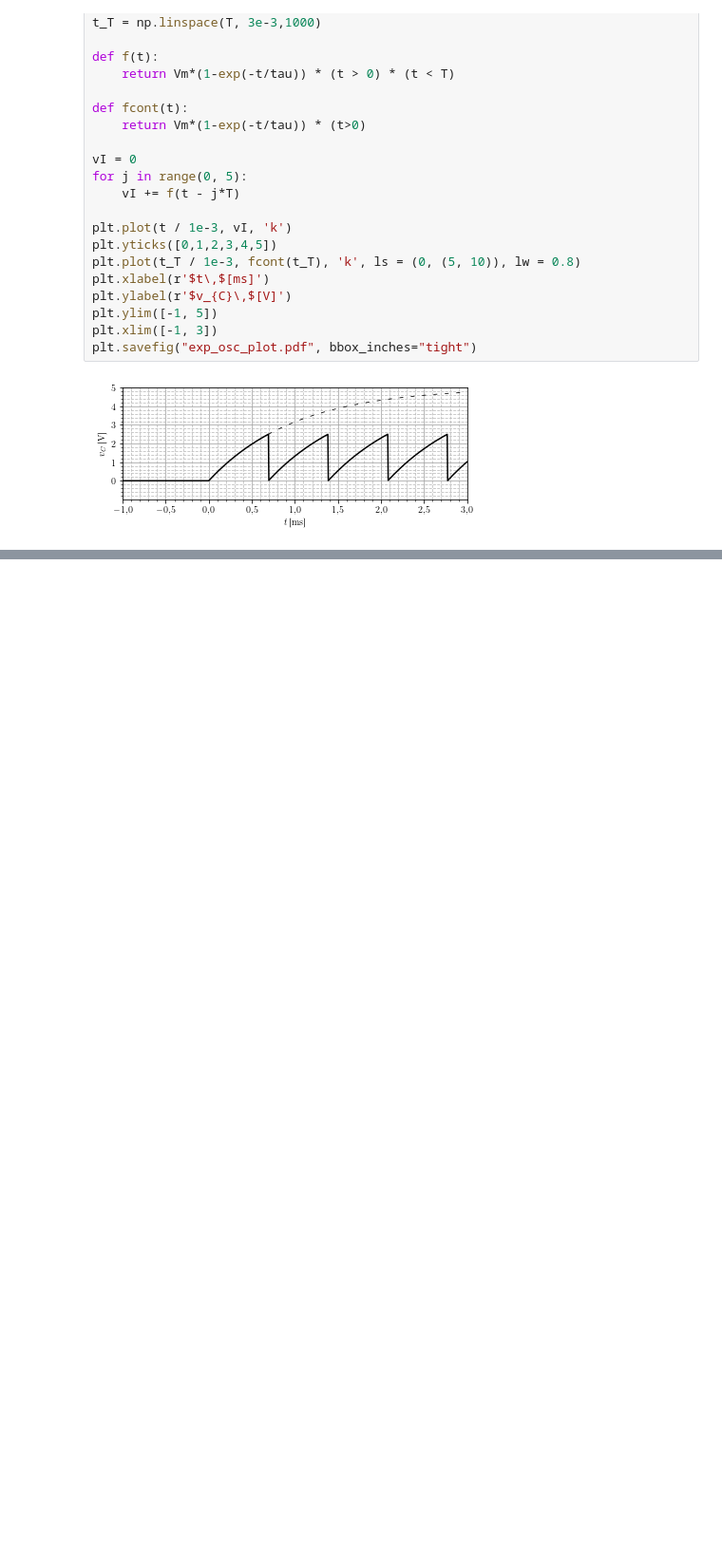
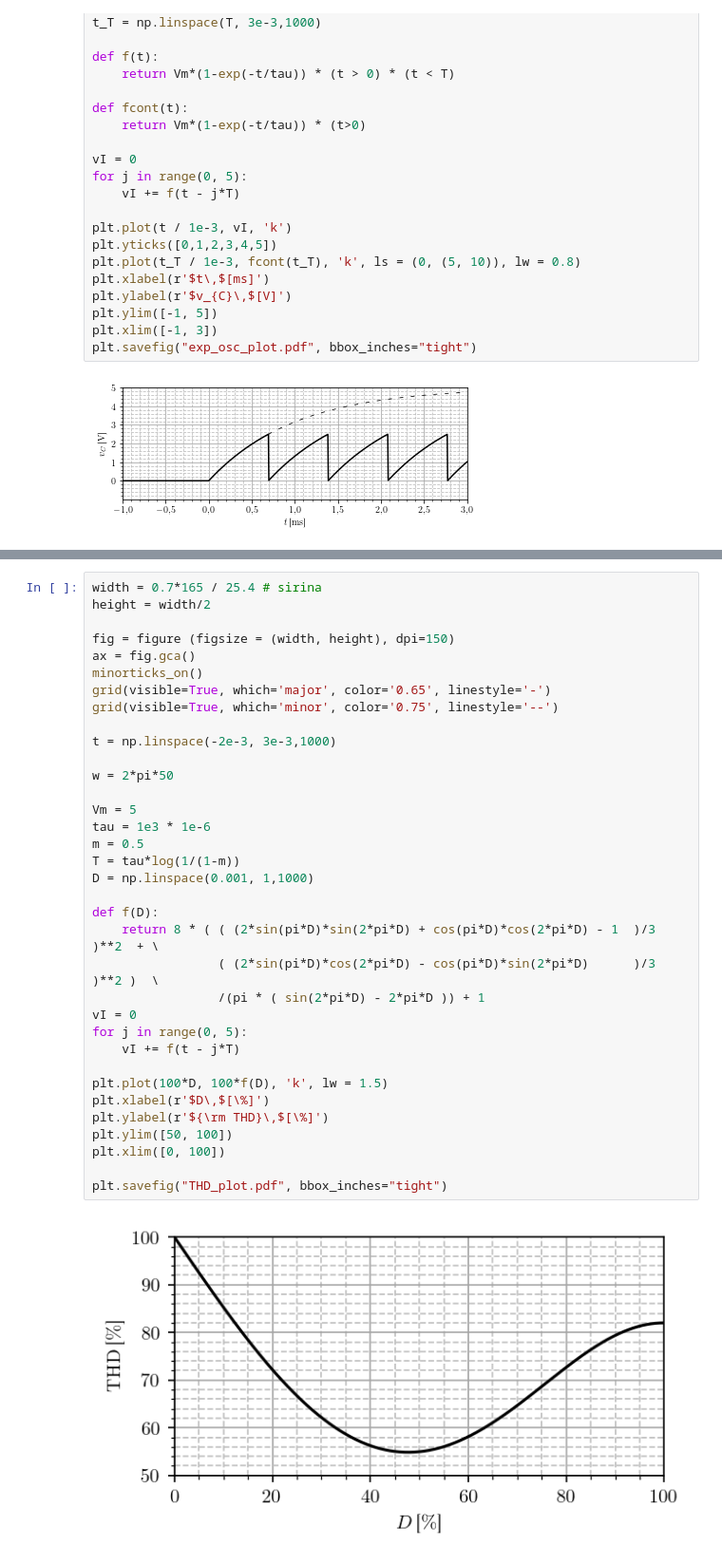
Before and after one commit to djokicd/zbirka-sis, a Jupyter notebook: 2_furijeovi_redovi/1_kontinualni/fig/ctfs_plotovi.ipynb, the cells around one changed output, grey strips where cells are left out. Shown: that part at 95% size. Cells and saved outputs as stored; diff of their text form; blank space fills up the shorter version.

```diff
--- a/2_furijeovi_redovi/1_kontinualni/fig/ctfs_plotovi.ipynb
+++ b/2_furijeovi_redovi/1_kontinualni/fig/ctfs_plotovi.ipynb
@@ -180,0 +178,37 @@ plt.savefig("exp_osc_plot.pdf", bbox_inches="tight")
+# %%
+width = 0.7*165 / 25.4 # sirina
+height = width/2
+
+fig = figure (figsize = (width, height), dpi=150)
+ax = fig.gca()
+minorticks_on()
+grid(visible=True, which='major', color='0.65', linestyle='-')
+grid(visible=True, which='minor', color='0.75', linestyle='--')
+
+t = np.linspace(-2e-3, 3e-3,1000)
+
+w = 2*pi*50
+
+Vm = 5
+tau = 1e3 * 1e-6
+m = 0.5
+T = tau*log(1/(1-m))
+D = np.linspace(0.001, 1,1000)
+
+def f(D):
+    return 8 * ( ( (2*sin(pi*D)*sin(2*pi*D) + cos(pi*D)*cos(2*pi*D) - 1  )/3 )**2  + \
+                 ( (2*sin(pi*D)*cos(2*pi*D) - cos(pi*D)*sin(2*pi*D)      )/3 )**2 )  \
+                 /(pi * ( sin(2*pi*D) - 2*pi*D )) + 1
+vI = 0
+for j in range(0, 5):
+    vI += f(t - j*T)
+
+plt.plot(100*D, 100*f(D), 'k', lw = 1.5)
+plt.xlabel(r'$D\,$[\%]')
+plt.ylabel(r'${\rm THD}\,$[\%]')
+plt.ylim([50, 100])
+plt.xlim([0, 100])
+
+plt.savefig("THD_plot.pdf", bbox_inches="tight")
+# %% [output]
+[figure, added]
```
Also changed, not shown: parts of 3 cells of this notebook, 4 other files.
